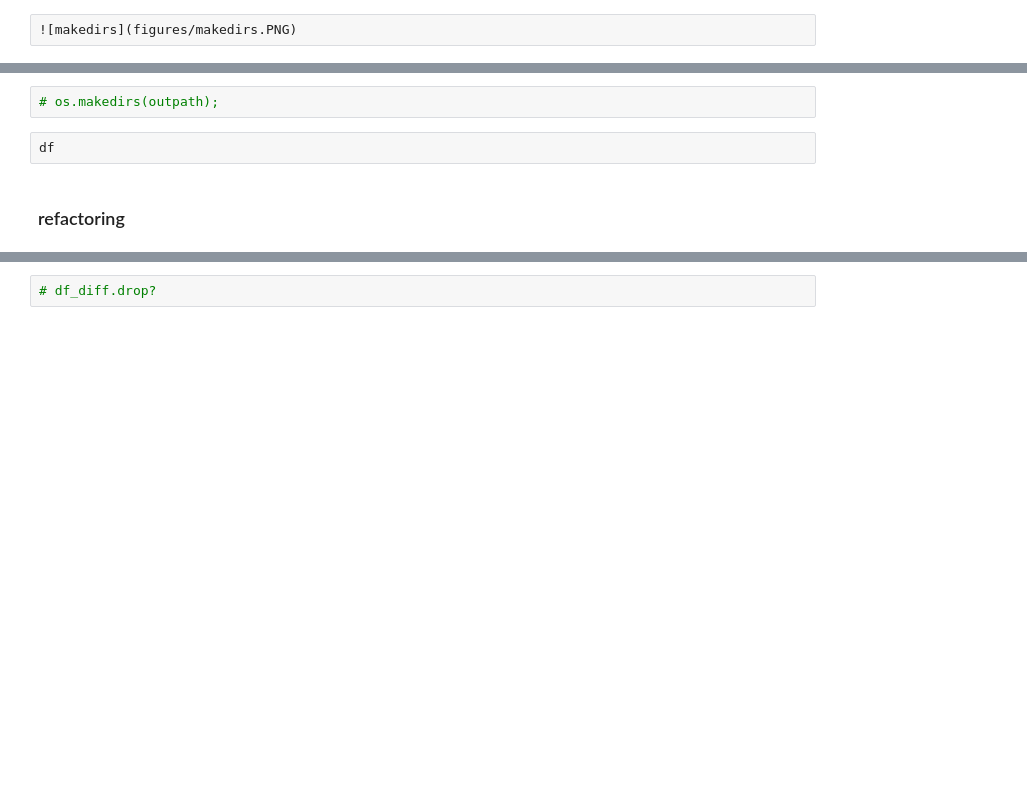
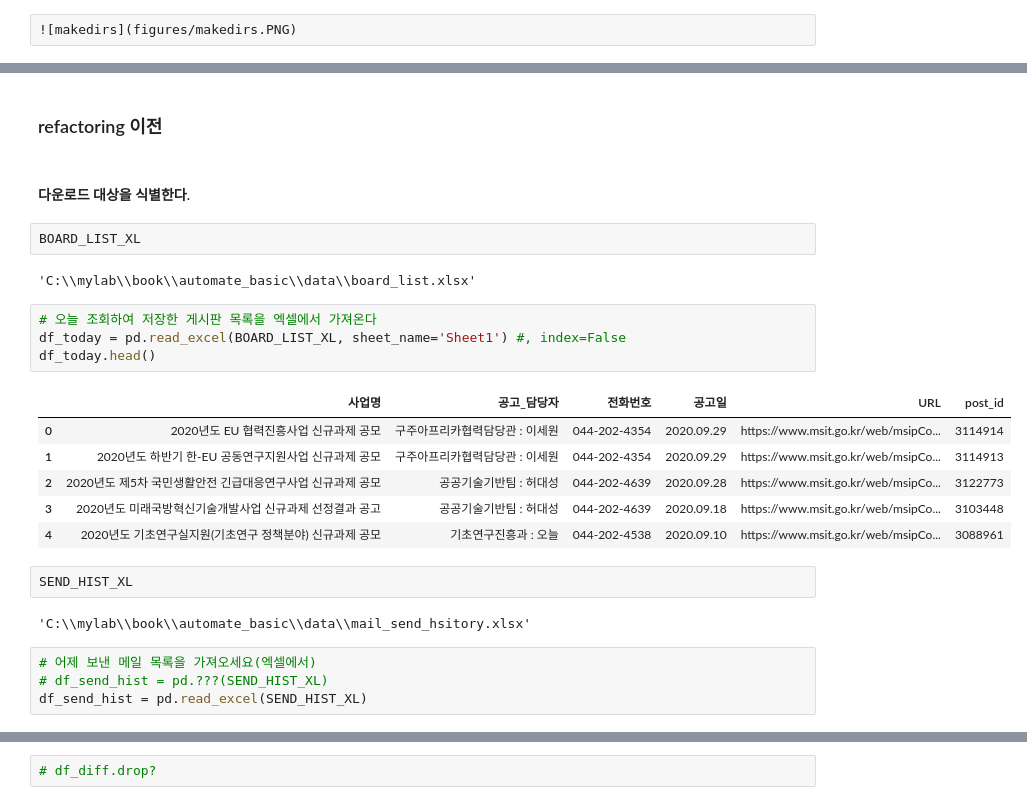
Before and after one commit to aiml1004/automate_basic, a Jupyter notebook: 02_사업공고_조회_학생용_simple_.ipynb, the cells around one changed output, grey strips where cells are left out. Drawn from its saved outputs; the diff is of its cells as text; blank space fills up the shorter version.

```diff
--- a/02_사업공고_조회_학생용_simple_.ipynb
+++ b/02_사업공고_조회_학생용_simple_.ipynb
@@ -410,6 +838,27 @@ date
-# %%
-# os.makedirs(outpath);
-# %%
-df
 # %% [markdown]
-### refactoring
+### refactoring 이전
+# %% [markdown]
+#### 다운로드 대상을 식별한다.
+# %%
+BOARD_LIST_XL
+# %% [output]
+'C:\\mylab\\book\\automate_basic\\data\\board_list.xlsx'
+# %%
+# 오늘 조회하여 저장한 게시판 목록을 엑셀에서 가져온다
+df_today = pd.read_excel(BOARD_LIST_XL, sheet_name='Sheet1') #, index=False
+df_today.head()
+# %% [output]
+|  | 사업명 | 공고_담당자 | 전화번호 | 공고일 | URL | post_id |
+| 0 | 2020년도 EU 협력진흥사업 신규과제 공모 | 구주아프리카협력담당관 : 이세원 | 044-202-4354 | 2020.09.29 | https://www.msit.go.kr/web/msipCo... | 3114914 |
+| 1 | 2020년도 하반기 한-EU 공동연구지원사업 신규과제 공모 | 구주아프리카협력담당관 : 이세원 | 044-202-4354 | 2020.09.29 | https://www.msit.go.kr/web/msipCo... | 3114913 |
+| 2 | 2020년도 제5차 국민생활안전 긴급대응연구사업 신규과제 공모 | 공공기술기반팀 : 허대성 | 044-202-4639 | 2020.09.28 | https://www.msit.go.kr/web/msipCo... | 3122773 |
+| 3 | 2020년도 미래국방혁신기술개발사업 신규과제 선정결과 공고 | 공공기술기반팀 : 허대성 | 044-202-4639 | 2020.09.18 | https://www.msit.go.kr/web/msipCo... | 3103448 |
+| 4 | 2020년도 기초연구실지원(기초연구 정책분야) 신규과제 공모 | 기초연구진흥과 : 오늘 | 044-202-4538 | 2020.09.10 | https://www.msit.go.kr/web/msipCo... | 3088961 |
+# %%
+SEND_HIST_XL
+# %% [output]
+'C:\\mylab\\book\\automate_basic\\data\\mail_send_hsitory.xlsx'
+# %%
+# 어제 보낸 메일 목록을 가져오세요(엑셀에서)
+# df_send_hist = pd.???(SEND_HIST_XL)
+df_send_hist = pd.read_excel(SEND_HIST_XL)
```
Also changed, not shown: parts of 251 cells of this notebook, 19 other files.
